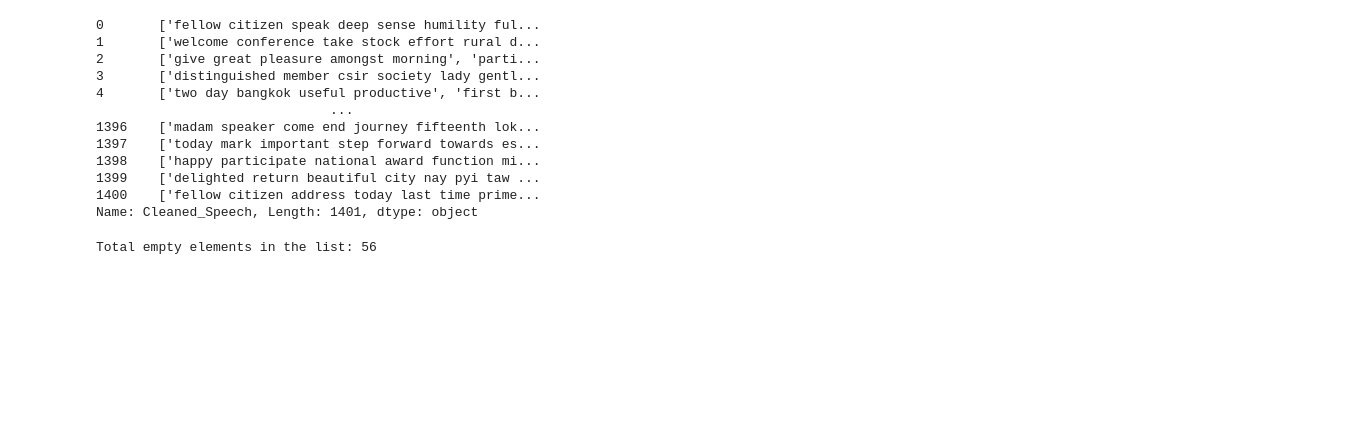
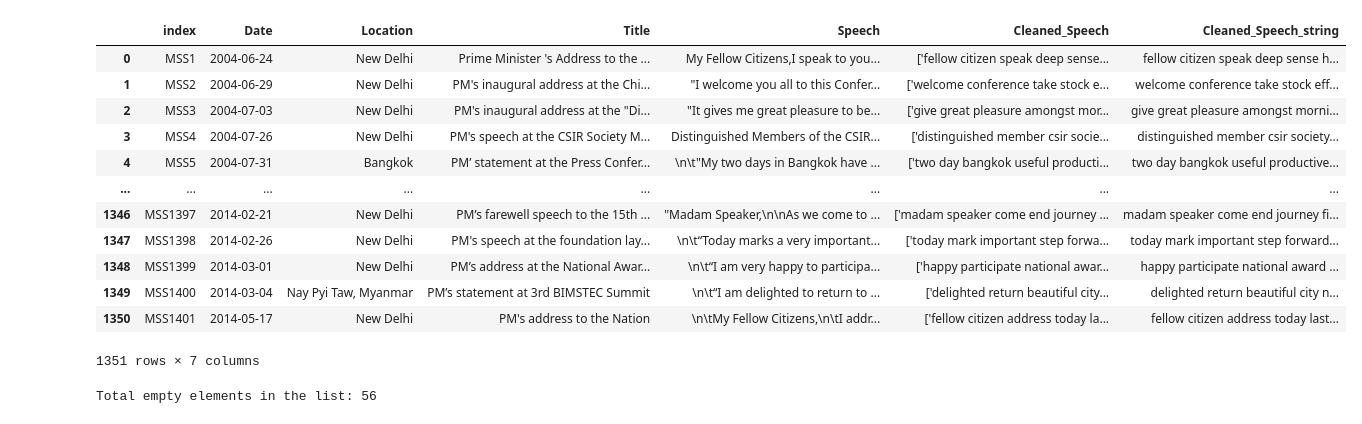
Before and after one commit to ohhlalit/CP, a Jupyter notebook: Manmohan/10.MS_Vectorization_Word2Vec.ipynb, the cells around one changed output. Drawn from its saved outputs; the diff is of its cells as text; code cells hidden in the pictures; blank space fills up the shorter version.

```diff
--- a/Manmohan/10.MS_Vectorization_Word2Vec.ipynb
+++ b/Manmohan/10.MS_Vectorization_Word2Vec.ipynb
@@ -5,22 +5,23 @@ from nltk.stem import WordNetLemmatizer
 from gensim.models import Word2Vec
 import pickle
 # %%
-df_data = pickle.load(open('PM_MANMOHAN_Speech_Cleaned_string.pickle', 'rb'))
+df_data = pickle.load(open('5.PM_MANMOHAN_Speech_Cleaned_string.pickle', 'rb'))
 # %%
-df_data['Cleaned_Speech']
+df_data
 # %% [output]
+|  | index | Date | Location | Title | Speech | Cleaned_Speech | Cleaned_Speech_string |
+| 0 | MSS1 | 2004-06-24 | New Delhi | Prime Minister 's Address to the ... | My Fellow Citizens,I speak to you... | ['fellow citizen speak deep sense... | fellow citizen speak deep sense h... |
+| 1 | MSS2 | 2004-06-29 | New Delhi | PM's inaugural address at the Chi... | "I welcome you all to this Confer... | ['welcome conference take stock e... | welcome conference take stock eff... |
+| 2 | MSS3 | 2004-07-03 | New Delhi | PM's inaugural address at the "Di... | "It gives me great pleasure to be... | ['give great pleasure amongst mor... | give great pleasure amongst morni... |
+| 3 | MSS4 | 2004-07-26 | New Delhi | PM's speech at the CSIR Society M... | Distinguished Members of the CSIR... | ['distinguished member csir socie... | distinguished member csir society... |
+| 4 | MSS5 | 2004-07-31 | Bangkok | PM’ statement at the Press Confer... | \n\t"My two days in Bangkok have ... | ['two day bangkok useful producti... | two day bangkok useful productive... |
+| ... | ... | ... | ... | ... | ... | ... | ... |
+| 1346 | MSS1397 | 2014-02-21 | New Delhi | PM’s farewell speech to the 15th ... | "Madam Speaker,\n\nAs we come to ... | ['madam speaker come end journey ... | madam speaker come end journey fi... |
+| 1347 | MSS1398 | 2014-02-26 | New Delhi | PM's speech at the foundation lay... | \n\t“Today marks a very important... | ['today mark important step forwa... | today mark important step forward... |
+| 1348 | MSS1399 | 2014-03-01 | New Delhi | PM’s address at the National Awar... | \n\t“I am very happy to participa... | ['happy participate national awar... | happy participate national award ... |
+| 1349 | MSS1400 | 2014-03-04 | Nay Pyi Taw, Myanmar | PM’s statement at 3rd BIMSTEC Summit | \n\t“I am delighted to return to ... | ['delighted return beautiful city... | delighted return beautiful city n... |
+| 1350 | MSS1401 | 2014-05-17 | New Delhi | PM's address to the Nation | \n\tMy Fellow Citizens,\n\tI addr... | ['fellow citizen address today la... | fellow citizen address today last... |
-0       ['fellow citizen speak deep sense humility ful...
-1       ['welcome conference take stock effort rural d...
-2       ['give great pleasure amongst morning', 'parti...
-3       ['distinguished member csir society lady gentl...
-4       ['two day bangkok useful productive', 'first b...
-                              ...
-1396    ['madam speaker come end journey fifteenth lok...
-1397    ['today mark important step forward towards es...
-1398    ['happy participate national award function mi...
-1399    ['delighted return beautiful city nay pyi taw ...
-1400    ['fellow citizen address today last time prime...
-Name: Cleaned_Speech, Length: 1401, dtype: object
+1351 rows × 7 columns
 # %%
 def model(corpus):
     corpus_tokenized = [nltk.word_tokenize(sentence) for sentence in corpus]
```
Also changed, not shown: parts of 5 cells of this notebook, 2 other files.
